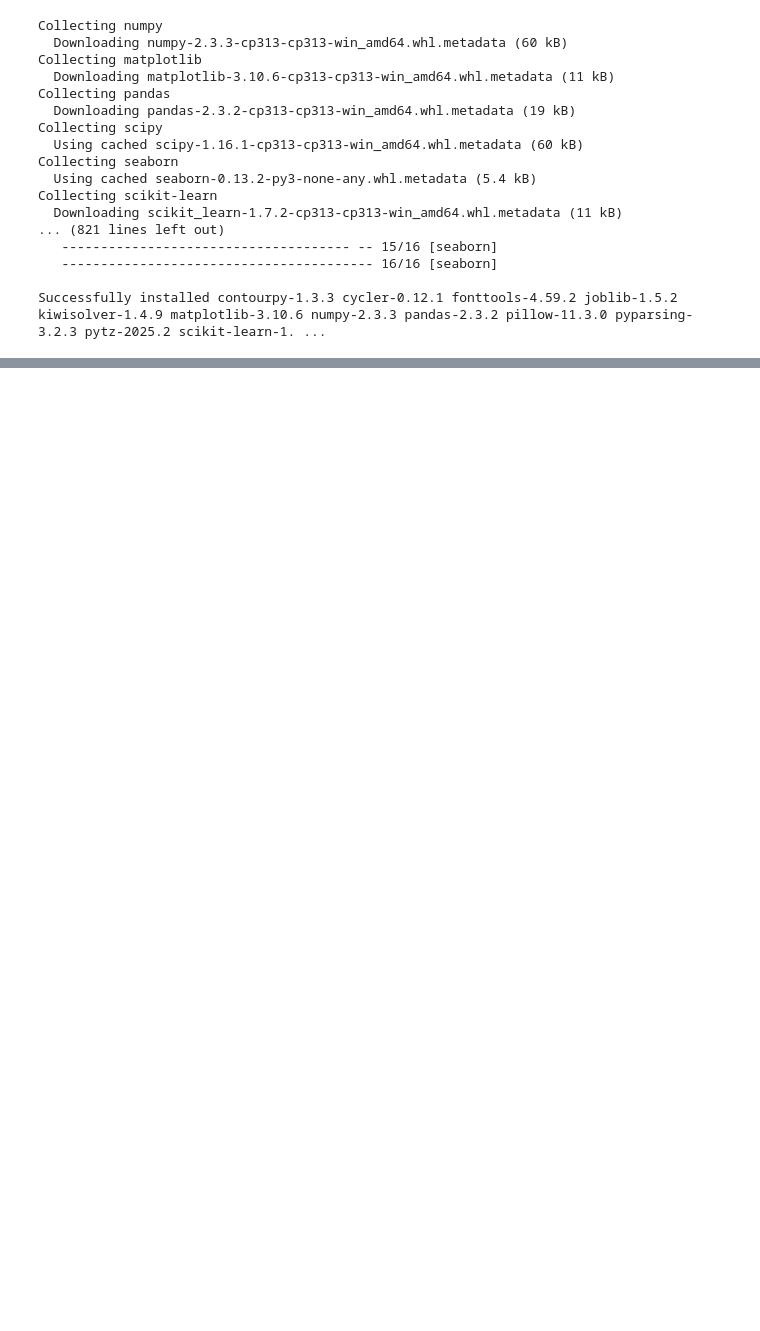
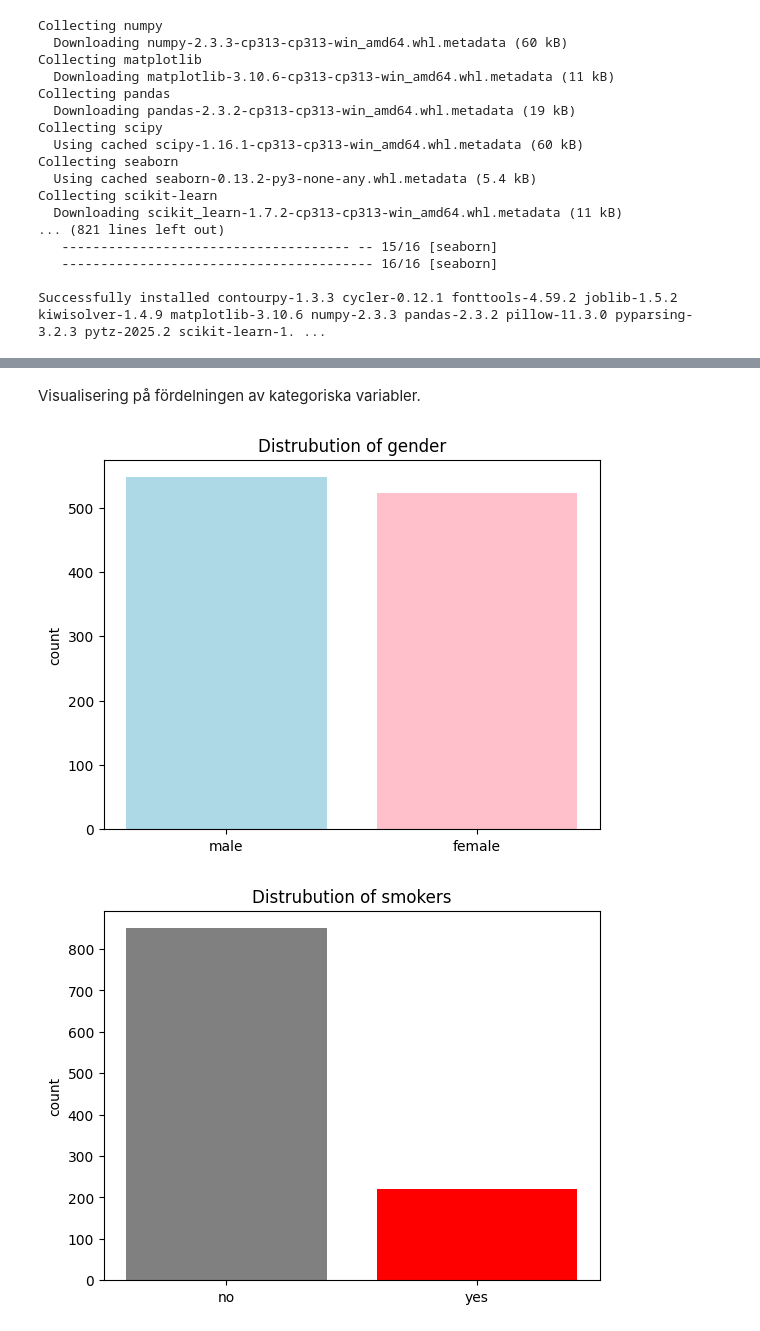
Before and after one commit to Genc98/kunskapskontroll_ai, a Jupyter notebook: machine_learning_project.ipynb, the cells around one changed output, grey strips where cells are left out. Drawn from its saved outputs; the diff is of its cells as text; code cells hidden in the pictures; blank space fills up the shorter version.

```diff
--- a/machine_learning_project.ipynb
+++ b/machine_learning_project.ipynb
@@ -26,0 +43,3 @@ from sklearn.linear_model import LinearRegression
+# %%
+df = pd.read_csv("data/insurance.csv")
+df
@@ -26,0 +97,2 @@ from sklearn.linear_model import LinearRegression
+# %%
+train, test = train_test_split(df, test_size=0.2, random_state=40)
@@ -26,0 +143,20 @@ from sklearn.linear_model import LinearRegression
+# %% [markdown]
+Visualisering på fördelningen av kategoriska variabler.
+# %%
+plt.bar(train['sex'].value_counts().index,train['sex'].value_counts().values, color=['lightblue', 'pink'])
+plt.title("Distrubution of gender")
+plt.ylabel("count")
+plt.show()
+
+plt.bar(train['smoker'].value_counts().index,train['smoker'].value_counts().values, color=['grey', 'red'])
+plt.title("Distrubution of smokers")
+plt.ylabel("count")
+plt.show()
+
+plt.bar(train['region'].value_counts().index,train['region'].value_counts().values, color=['green', 'red', 'orange', 'purple'])
+plt.title("Distrubution of region")
+plt.ylabel("count")
+plt.show()
+# %% [output]
+[figure, added]
+[figure, added]
```
Also changed, not shown: parts of 50 cells of this notebook, 1 other file.
